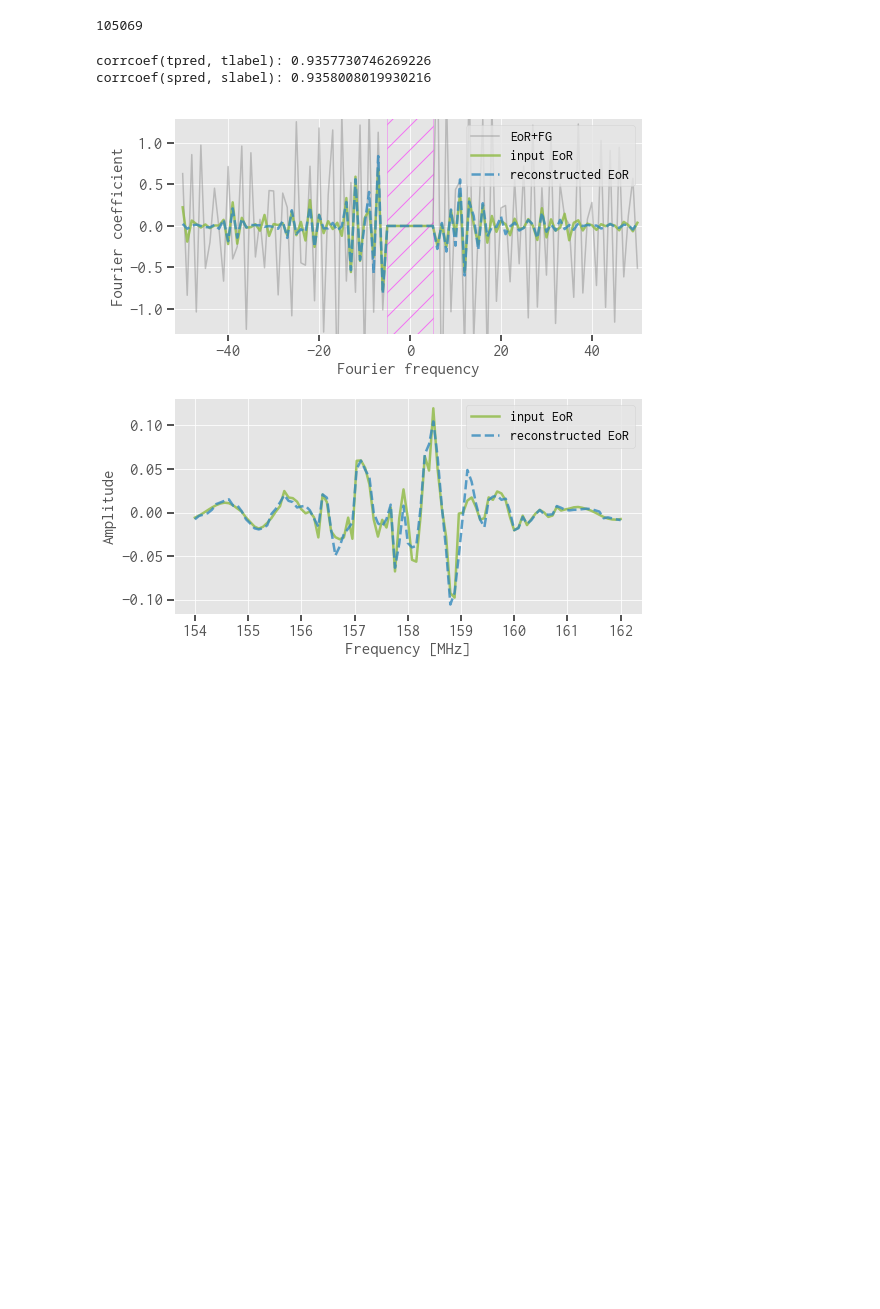
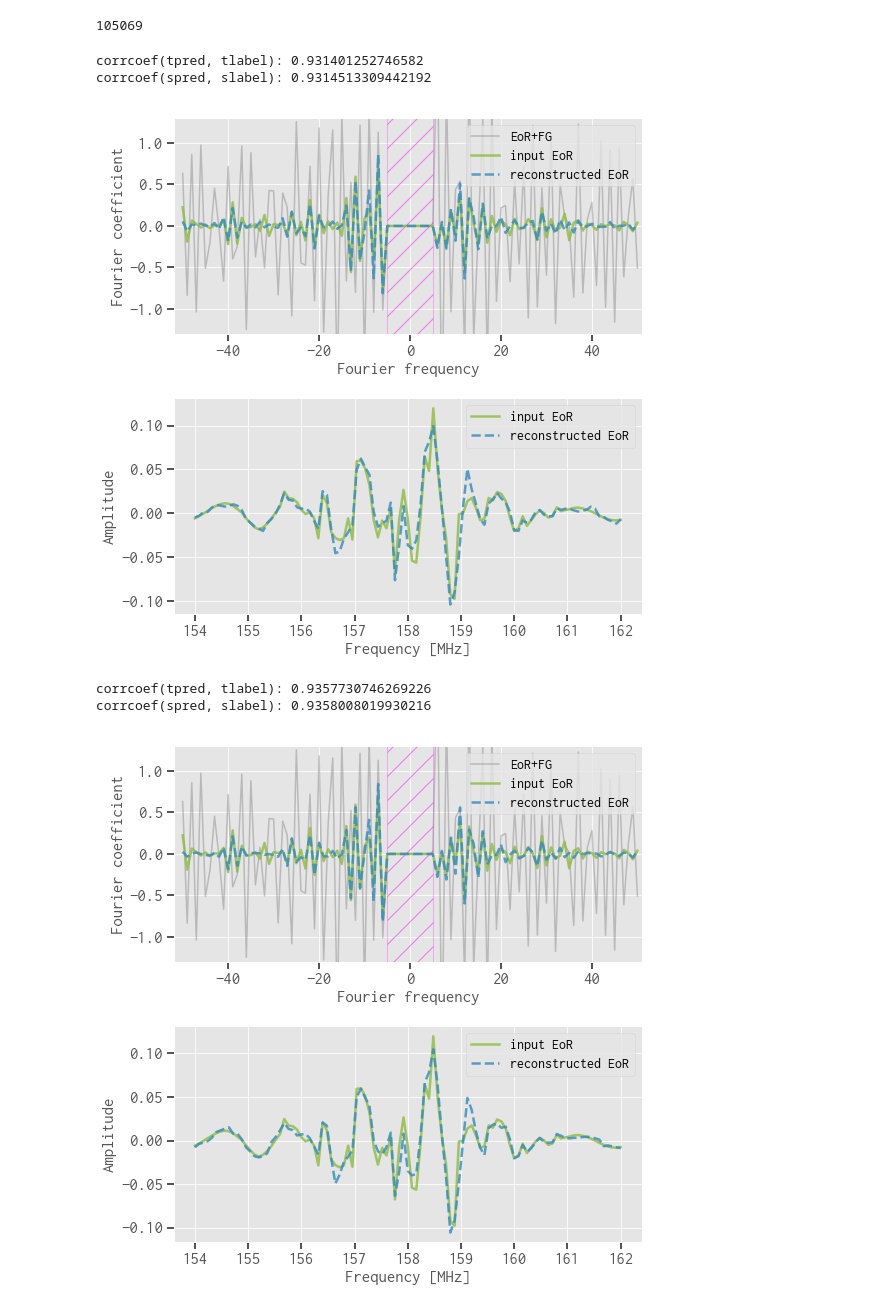
Before and after one commit to liweitianux/cdae-eor, a Jupyter notebook: code/cdae.ipynb, the cells around one changed output. Cells and saved outputs as stored; diff of their text form; code cells hidden in the pictures; blank space fills up the shorter version.

```diff
--- a/code/cdae.ipynb
+++ b/code/cdae.ipynb
@@ -697,6 +696,16 @@ tpix = np.random.randint(0, n_test, size=1)[0]
 tpix
 # %% [output]
 105069
+# %%
+fig, axes = plot_modelresult(tpix, x_test, x_test_label, x_test_pred, nex=nex)
+if False:
+    fn = 'eor-result.pdf'
+    fig.savefig(fn)
+    print('figure saved to file: %s' % path.abspath(fn))
+# %% [output]
+corrcoef(tpred, tlabel): 0.931401252746582
+corrcoef(spred, slabel): 0.9314513309442192
+[figure, added]
 # %%
 fig, axes = plot_modelresult(tpix, x_test, x_test_label, x_test_pred, nex=nex)
 if False:
```
Also changed, not shown: parts of 13 cells of this notebook, 1 other file.
